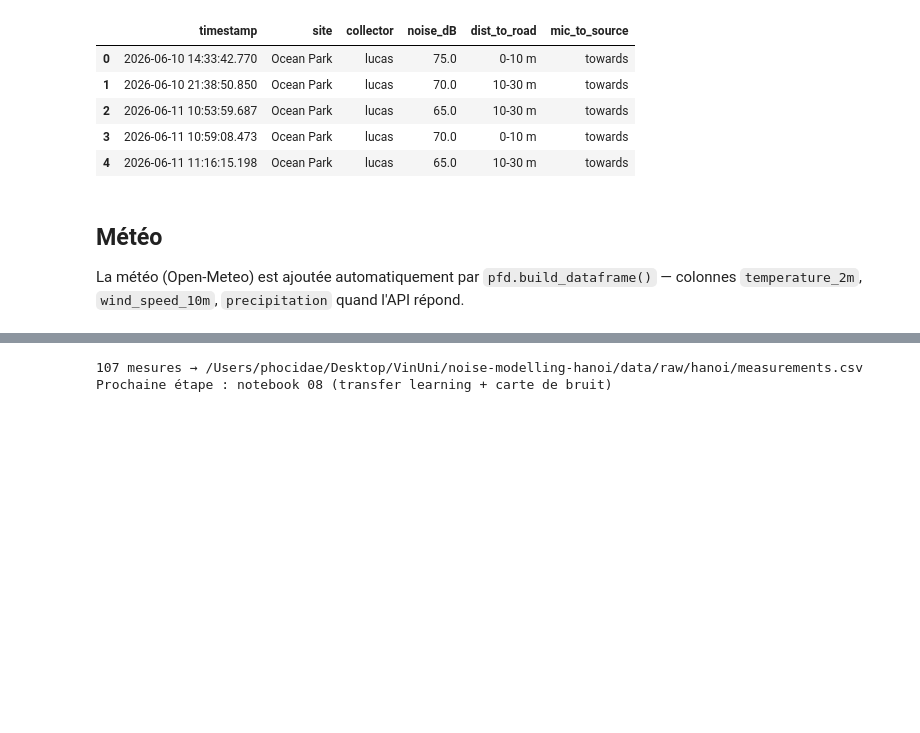
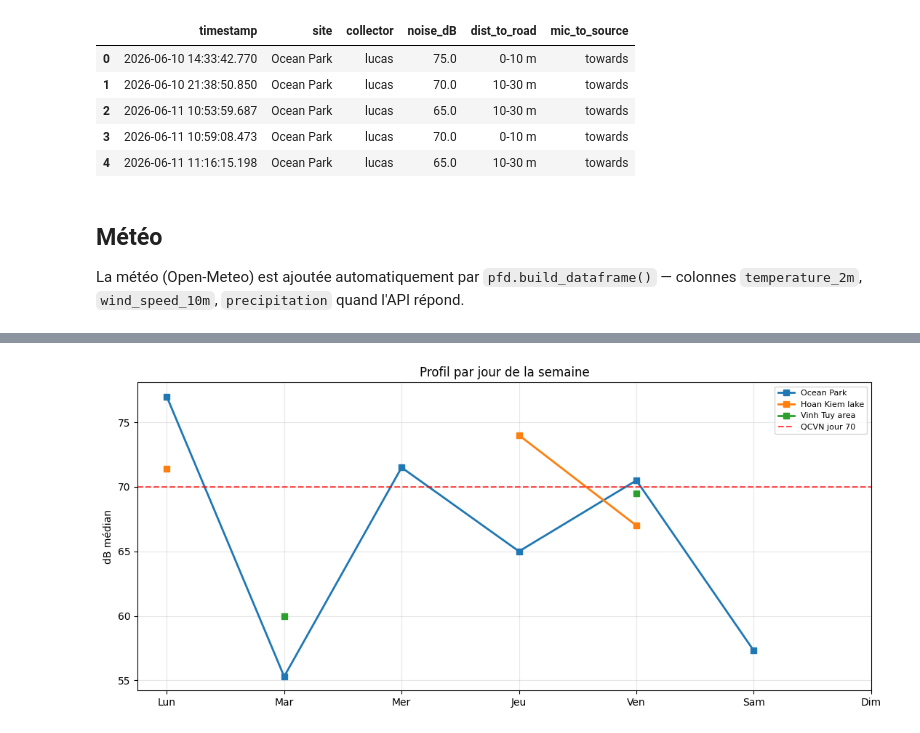
Before and after one commit to Colauz/noise-modelling-hanoi, a Jupyter notebook: notebooks/07_hanoi_field_data.ipynb, the cells around one changed output, grey strips where cells are left out. Cells and saved outputs as stored; diff of their text form; code cells hidden in the pictures; blank space fills up the shorter version.

```diff
--- a/notebooks/07_hanoi_field_data.ipynb
+++ b/notebooks/07_hanoi_field_data.ipynb
@@ -89,9 +61,16 @@ Ocean Park     day     90       70.5        50.0             4.9
 # %%
-# ---- Sauvegarde finale : input du notebook 08 (calibration du modèle) ----
-out = pfd.save_measurements(df)
-print(f'{len(df)} mesures → {out}')
-print('Prochaine étape : notebook 08 (transfer learning + carte de bruit)')
+# === Tâche 1b : profil par jour de la semaine ===
+order = ['Monday','Tuesday','Wednesday','Thursday','Friday','Saturday','Sunday']
+fr = ['Lun','Mar','Mer','Jeu','Ven','Sam','Dim']
+df['dayname'] = df['timestamp'].dt.day_name()
+fig, ax = plt.subplots(figsize=(11, 5))
+for s in df.site.unique():
+    g = df[df.site == s].groupby('dayname')['noise_dB'].median().reindex(order)
+    ax.plot(range(7), g.values, marker='s', lw=2, label=s)
+ax.axhline(QCVN_D, ls='--', c='red', alpha=.7, label='QCVN jour 70')
+ax.set_xticks(range(7)); ax.set_xticklabels(fr); ax.set_ylabel('dB médian')
+ax.set_title('Profil par jour de la semaine'); ax.legend(fontsize=8); ax.grid(alpha=.3)
+plt.tight_layout(); plt.savefig('../outputs/maps/analyse_2_jour.png', dpi=130); plt.show()
 # %% [output]
-107 mesures → /Users/phocidae/Desktop/VinUni/noise-modelling-hanoi/data/raw/hanoi/measurements.csv
-Prochaine étape : notebook 08 (transfer learning + carte de bruit)
+[figure, added]
 # %%
```
Also changed, not shown: parts of 8 cells of this notebook, 11 other files.
